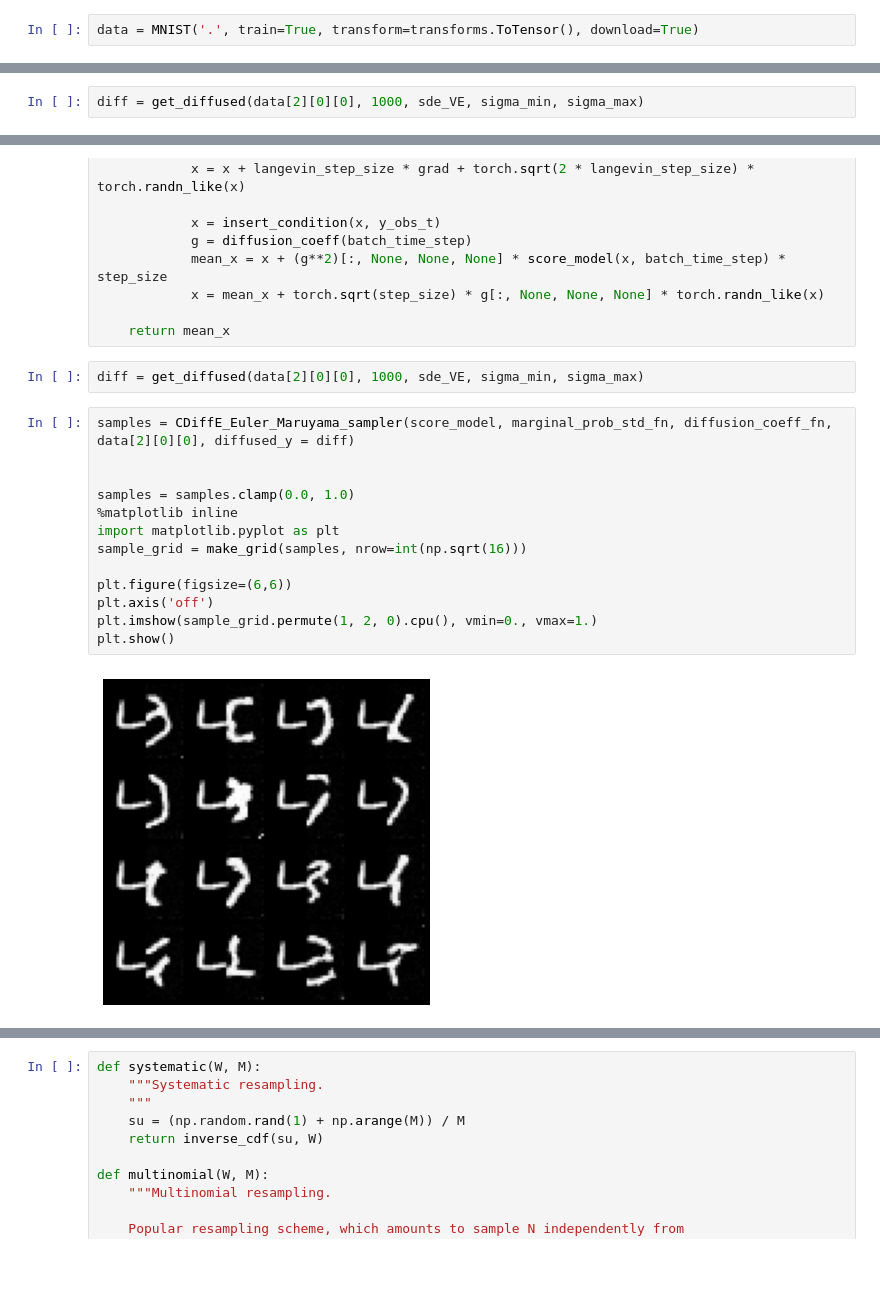
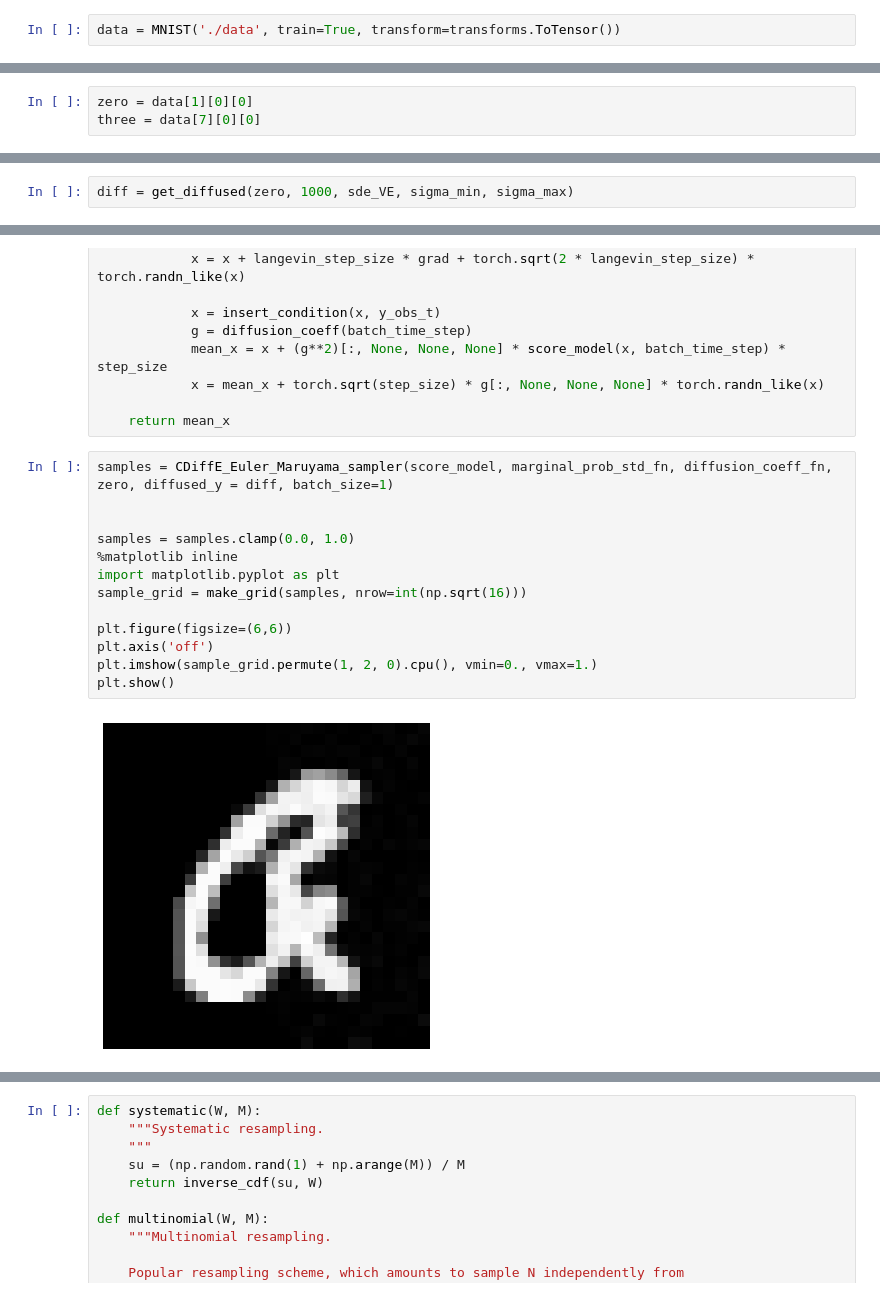
Before and after one commit to harrya32/conditional_diffusion_simulation, a Jupyter notebook: MNIST example.ipynb, the cells around one changed output, grey strips where cells are left out. Drawn from its saved outputs; the diff is of its cells as text; blank space fills up the shorter version.

Commit message:
produced smcdiff and replacement samples for mnist

```diff
--- a/MNIST example.ipynb
+++ b/MNIST example.ipynb
@@ -426,2 +508,2 @@ plt.show()
 # %%
-data = MNIST('.', train=True, transform=transforms.ToTensor(), download=True)
+data = MNIST('./data', train=True, transform=transforms.ToTensor())
@@ -430 +510,4 @@ data_sample = data[0]
+# %%
+zero = data[1][0][0]
+three = data[7][0][0]
 # %%
@@ -466,7 +549,7 @@ def insert_condition(x, y_obs):
 
     return inserted
 # %%
-diff = get_diffused(data[2][0][0], 1000, sde_VE, sigma_min, sigma_max)
+diff = get_diffused(zero, 1000, sde_VE, sigma_min, sigma_max)
 # %%
 diff[0].shape
 # %% [output]
@@ -589,21 +672,19 @@ def CDiffE_pc_sampler(score_model,
             x = mean_x + torch.sqrt(step_size) * g[:, None, None, None] * torch.randn_like(x)
 
     return mean_x
-# %%
-diff = get_diffused(data[2][0][0], 1000, sde_VE, sigma_min, sigma_max)
 # %%
-samples = CDiffE_Euler_Maruyama_sampler(score_model, marginal_prob_std_fn, diffusion_coeff_fn, data[2][0][0], diffused_y = diff)
+samples = CDiffE_Euler_Maruyama_sampler(score_model, marginal_prob_std_fn, diffusion_coeff_fn, zero, diffused_y = diff, batch_size=1)
 
 
 samples = samples.clamp(0.0, 1.0)
 %matplotlib inline
 import matplotlib.pyplot as plt
 sample_grid = make_grid(samples, nrow=int(np.sqrt(16)))
 
 plt.figure(figsize=(6,6))
 plt.axis('off')
 plt.imshow(sample_grid.permute(1, 2, 0).cpu(), vmin=0., vmax=1.)
 plt.show()
 # %% [output]
-[figure, old version]
+[figure, new version]
 # %%
```
Also changed, not shown: parts of 32 cells of this notebook, 12 other files.
